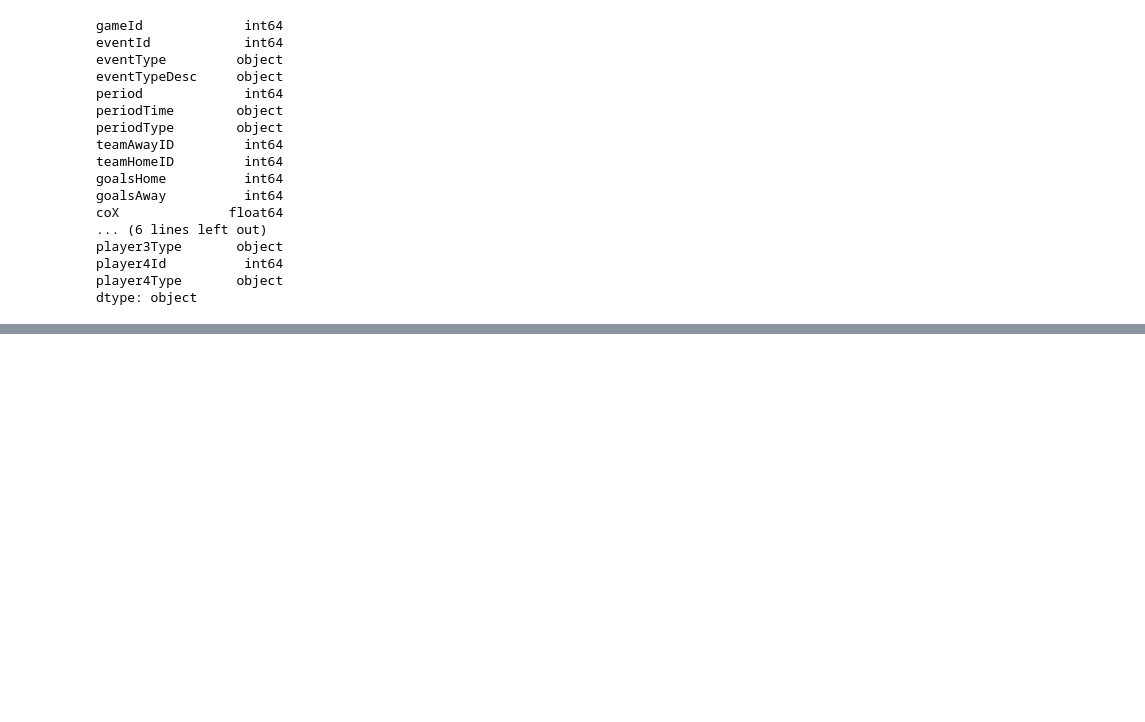
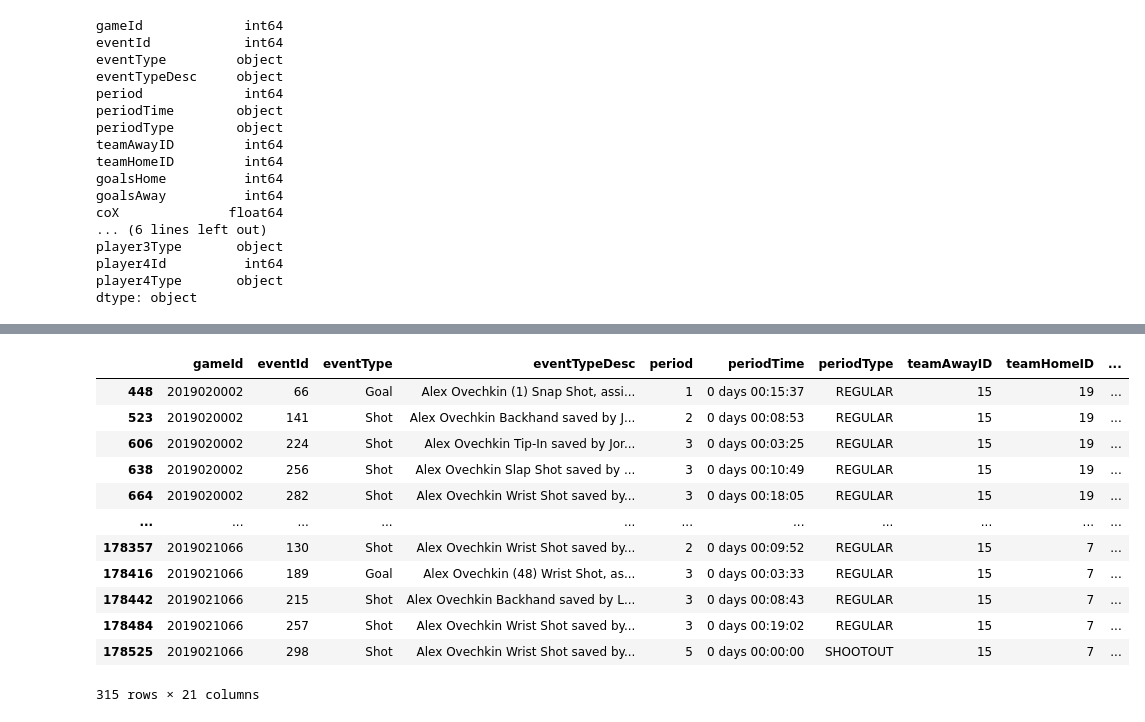
Before and after one commit to szonja126/NHL-Diplomamunka, a Jupyter notebook: readcsv.ipynb, the cells around one changed output, grey strips where cells are left out. Cells and saved outputs as stored; diff of their text form; code cells hidden in the pictures; blank space fills up the shorter version.

```diff
--- a/readcsv.ipynb
+++ b/readcsv.ipynb
@@ -247,6 +48,0 @@ sog_df
-# %%
-x = sog_df['coX']
-y = sog_df['coY']
-plt.xlim(0,100)
-plt.ylim(-42.5,42.5)
-plt.scatter(x, y)
@@ -523,0 +103,22 @@ OverflowError: int too big to convert
+# %%
+#Uj dataframe meghatarozott ember meghatarozott esemenyeivel
+sog_df = pd.DataFrame()
+sog_df = events_df[events_df['eventType'].isin(['Shot','Goal'])]
+sog_df = sog_df[sog_df['player1Id'].isin([8471214])]
+sog_df = sog_df.drop_duplicates()
+sog_df = sog_df.astype({'coX': 'int64','coY':'int64'})
+sog_df
+# %% [output]
+|  | gameId | eventId | eventType | eventTypeDesc | period | periodTime | periodType | teamAwayID | teamHomeID | ... |
+| 448 | 2019020002 | 66 | Goal | Alex Ovechkin (1) Snap Shot, assi... | 1 | 0 days 00:15:37 | REGULAR | 15 | 19 | ... |
+| 523 | 2019020002 | 141 | Shot | Alex Ovechkin Backhand saved by J... | 2 | 0 days 00:08:53 | REGULAR | 15 | 19 | ... |
+| 606 | 2019020002 | 224 | Shot | Alex Ovechkin Tip-In saved by Jor... | 3 | 0 days 00:03:25 | REGULAR | 15 | 19 | ... |
+| 638 | 2019020002 | 256 | Shot | Alex Ovechkin Slap Shot saved by ... | 3 | 0 days 00:10:49 | REGULAR | 15 | 19 | ... |
+| 664 | 2019020002 | 282 | Shot | Alex Ovechkin Wrist Shot saved by... | 3 | 0 days 00:18:05 | REGULAR | 15 | 19 | ... |
+| ... | ... | ... | ... | ... | ... | ... | ... | ... | ... | ... |
+| 178357 | 2019021066 | 130 | Shot | Alex Ovechkin Wrist Shot saved by... | 2 | 0 days 00:09:52 | REGULAR | 15 | 7 | ... |
+| 178416 | 2019021066 | 189 | Goal | Alex Ovechkin (48) Wrist Shot, as... | 3 | 0 days 00:03:33 | REGULAR | 15 | 7 | ... |
+| 178442 | 2019021066 | 215 | Shot | Alex Ovechkin Backhand saved by L... | 3 | 0 days 00:08:43 | REGULAR | 15 | 7 | ... |
+| 178484 | 2019021066 | 257 | Shot | Alex Ovechkin Wrist Shot saved by... | 3 | 0 days 00:19:02 | REGULAR | 15 | 7 | ... |
+| 178525 | 2019021066 | 298 | Shot | Alex Ovechkin Wrist Shot saved by... | 5 | 0 days 00:00:00 | SHOOTOUT | 15 | 7 | ... |
+315 rows × 21 columns
```
Also changed, not shown: parts of 44 cells of this notebook, 1 other file.
